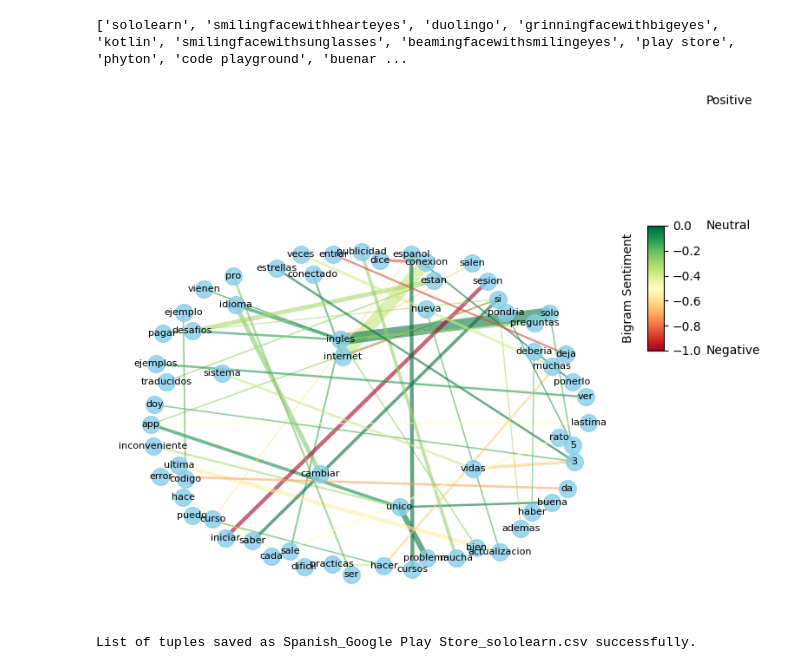
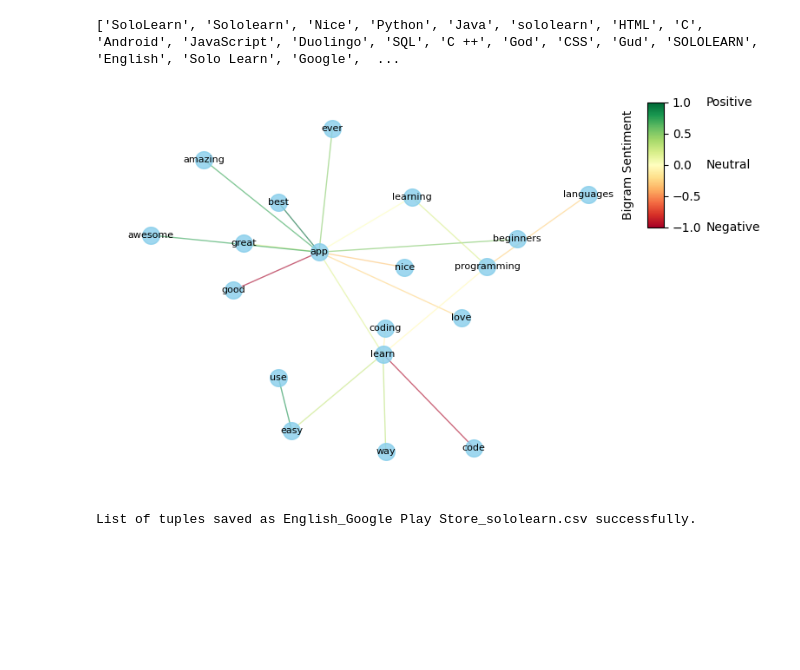
Before and after one commit to lopezbec/AI_Gamification_Python, a Jupyter notebook: reviews/bigram-network/bigram_networks_interactive.ipynb, the cells around one changed output. Saved outputs shown, nothing was run; the diff lists cells and outputs as text; code cells hidden in the pictures; blank space fills up the shorter version.

```diff
--- a/reviews/bigram-network/bigram_networks_interactive.ipynb
+++ b/reviews/bigram-network/bigram_networks_interactive.ipynb
@@ -57,7 +57,7 @@ from nltk.corpus import stopwords
 #@markdown **Data**
 
 #@markdown * ### Pick language:
-language = "Spanish" #@param ["English", "Spanish"]
+language = "English" #@param ["English", "Spanish"]
 
 #@markdown * ### Pick store (There are only Google Play Store reviews for Spanish):
 store = "Google Play Store" #@param ["App Store", "Google Play Store", "Combined"]
@@ -70,10 +70,10 @@ app = "sololearn" #@param ["codeacademy", "datacamp", "encode", "learn-python-pr
 only_ner = "No" #@param ["Yes", "No"]
 
 #@markdown * ### What sentiment to show? (if do not want to filter by sentiment select All)
-bigram_sent = "Negative" #@param ["All", "Positive", "Negative"]
+bigram_sent = "All" #@param ["All", "Positive", "Negative"]
 
 #@markdown * ### How many bigrams?
-bigram_count = 50 #@param {type:"number"}
+bigram_count = 20 #@param {type:"number"}
 
 #@markdown * ### Add any words to exclude as a comma separated list
 exclude_words = "" #@param {type:"string"}
@@ -89,10 +89,10 @@ edge_width_change = 'Yes' #@param ["Yes", "No"]
 edge_color_change = 'Yes' #@param ["Yes", "No"]
 
 #@markdown * ### Layout:
-graph_layout = 'Fruchterman-Reingold' #@param ["Fruchterman-Reingold", "Spring"]
+graph_layout = 'Spring' #@param ["Fruchterman-Reingold", "Spring"]
 
 #@markdown * ### Optimal distance between nodes (if nodes are too clumped up, try increasing this):
-node_distance = 4 #@param {type:"number"}
+node_distance = 10 #@param {type:"number"}
 
 
 dir = "https://raw.githubusercontent.com/lopezbec/AI_Gamification_Python/main/reviews/bigram-network/"
@@ -293,15 +293,19 @@ nx.draw_networkx_nodes(G, pos, node_size=200, node_color='skyblue', alpha=0.8)
 
 if edge_color_change == 'Yes':
 
-  if edge_width_change == 'Yes':
-    nx.draw_networkx_edges(G, pos, width=edge_sizes, edge_color=edge_colors, edge_cmap=plt.cm.RdYlGn, alpha=0.6)
-  else:
+  if edge_width_change == 'Yes'  and  bigram_sent=="Positive":
+    nx.draw_networkx_edges(G, pos, width=edge_sizes, edge_color=edge_colors, edge_cmap=plt.cm.YlGn, alpha=0.6)
+  elif  edge_width_change == 'Yes'  and  bigram_sent=="Negative":
+    nx.draw_networkx_edges(G, pos, width=edge_sizes, edge_color=edge_colors, edge_cmap=plt.cm.YlOrRd, alpha=0.6)
+  else :
     nx.draw_networkx_edges(G, pos, edge_color=edge_colors, edge_cmap=plt.cm.RdYlGn, alpha=0.6)
 
 else:
 
-  if edge_width_change == 'Yes':
-    nx.draw_networkx_edges(G, pos, width=edge_sizes, edge_color='grey', edge_cmap=plt.cm.RdYlGn, alpha=0.6)
+  if edge_width_change == 'Yes' and  bigram_sent=="Positive":
+    nx.draw_networkx_edges(G, pos, width=edge_sizes, edge_color='grey', edge_cmap=plt.cm.YlGn, alpha=0.6)
+  elif edge_width_change == 'Yes'  and  bigram_sent=="Negative":
+    nx.draw_networkx_edges(G, pos, width=edge_sizes, edge_color='grey', edge_cmap=plt.cm.YlOrRd, alpha=0.6)
   else:
     nx.draw_networkx_edges(G, pos, edge_color='grey', edge_cmap=plt.cm.RdYlGn, alpha=0.6)
 
@@ -312,49 +316,59 @@ if edge_color_change == 'Yes':
 
   # Create colorbar legend scale based on sentiment
     if bigram_sent=="Positive":
-        sm = plt.cm.ScalarMappable(cmap=mplt.colormaps['RdYlGn'], norm=plt.Normalize(vmin=0, vmax=1))
+        sm = plt.cm.ScalarMappable(cmap=mplt.colormaps['YlGn'], norm=plt.Normalize(vmin=0, vmax=1))
 
     if bigram_sent=="Negative":
-        sm = plt.cm.ScalarMappable(cmap=mplt.colormaps['RdYlGn'], norm=plt.Normalize(vmin=-1, vmax=0))
+        sm = plt.cm.ScalarMappable(cmap=mplt.colormaps['YlOrRd'], norm=plt.Normalize(vmin=-1, vmax=0))
 
     if bigram_sent=="All":
         sm = plt.cm.ScalarMappable(cmap=mplt.colormaps['RdYlGn'], norm=plt.Normalize(vmin=-1, vmax=1))
 
     sm.set_array([])
     cbar_ax = plt.gcf().add_axes([1, 0.65, 0.03, 0.3])  # Adjust the position and size of the colorbar axes
     cbar = plt.colorbar(sm, cax=cbar_ax, shrink=0.5)  # Assign the colorbar axes
 
     # Rotate the colorbar label
     cbar.ax.yaxis.set_label_coords(-1.5, 3)
     cbar.ax.set_ylabel('Bigram Sentiment')
 
-    # Add labels next to colorbar
-    plt.text(3.5, 1, 'Positive', ha='left', va='center')
-    plt.text(3.5, 0, 'Neutral', ha='left', va='center')
-    plt.text(3.5, -1, 'Negative', ha='left', va='center')
+     # Add labels next to colorbar
+    if bigram_sent=="Positive":
+        plt.text(3.5, 1, 'Positive', ha='left', va='center')
+        plt.text(3.5, 0, 'Neutral', ha='left', va='center')
+    if bigram_sent=="Negative":
+        plt.text(3.5, 0, 'Neutral', ha='left', va='center')
+        plt.text(3.5, -1, 'Negative', ha='left', va='center')
+    if bigram_sent=="All":
+        plt.text(3.5, 1, 'Positive', ha='left', va='center')
+        plt.text(3.5, 0, 'Neutral', ha='left', va='center')
+        plt.text(3.5, -1, 'Negative', ha='left', va='center')
+
+
+
 
 # Display the visualization
 plt.tight_layout()
 plt.show()
 
 
 
 
 ###Save the data into csv file for further analysis
 import csv
 output_file=language+"_"+store+ "_"+app+".csv"
 # Open the CSV file in write mode
 with open(output_file, mode='w', newline='') as file:
     writer = csv.writer(file)
 
     # Write each tuple as a separate row
     writer.writerows(sorted_bigrams)
 
 print(f"List of tuples saved as {output_file} successfully.")
 # %% [output]
-['sololearn', 'smilingfacewithhearteyes', 'duolingo', 'grinningfacewithbigeyes', 'kotlin', 'smilingfacewithsunglasses', 'beamingfacewithsmilingeyes', 'play store', 'phyton', 'code playground', 'buenar ...
+['SoloLearn', 'Sololearn', 'Nice', 'Python', 'Java', 'sololearn', 'HTML', 'C', 'Android', 'JavaScript', 'Duolingo', 'SQL', 'C ++', 'God', 'CSS', 'Gud', 'SOLOLEARN', 'English', 'Solo Learn', 'Google',  ...
-[figure, old version]
+[figure, new version]
-List of tuples saved as Spanish_Google Play Store_sololearn.csv successfully.
+List of tuples saved as English_Google Play Store_sololearn.csv successfully.
 # %%
 from nltk.tag.brill import Word
 from unidecode import unidecode
```
Also changed, not shown: parts of 1 cell of this notebook.
